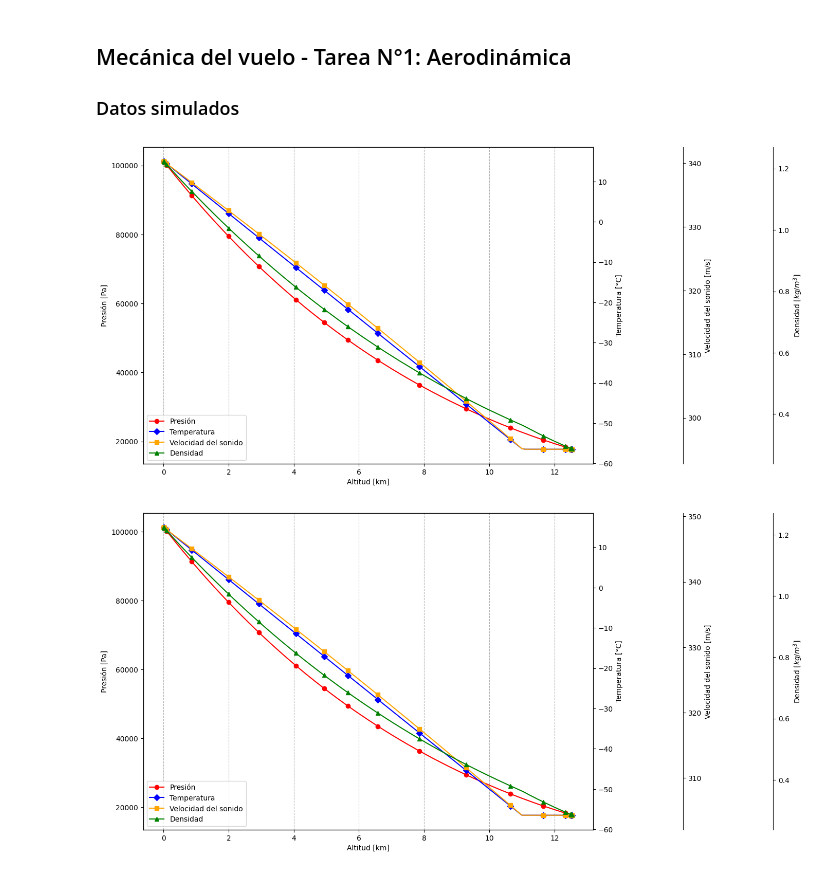
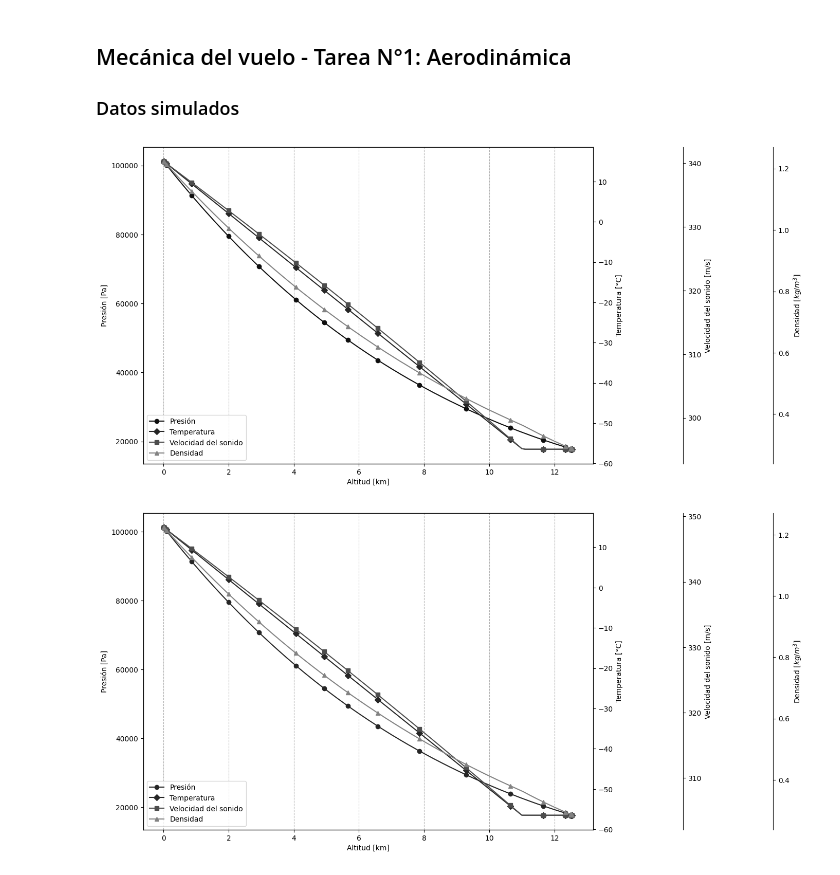
Before and after one commit to otarola-joaquin/Trabajos-varios-8vo-semestre, a Jupyter notebook: Mecánica del Vuelo/Tarea_1/lab1_gráfico.ipynb, the cells around one changed output. Drawn from its saved outputs; the diff is of its cells as text; code cells hidden in the pictures.

```diff
--- a/Mecánica del Vuelo/Tarea_1/lab1_gráfico.ipynb
+++ b/Mecánica del Vuelo/Tarea_1/lab1_gráfico.ipynb
@@ -33,38 +33,38 @@ plt.rcParams['figure.figsize'] = (14,8)
 
 ax2 = ax1.twinx()
 
 ax3 = ax1.twinx()
 ax3.spines.right.set_position(("axes", 1.20))
 
 ax4 = ax1.twinx()
 ax4.spines.right.set_position(("axes", 1.40))
 
-p1, = ax1.plot(altitude, pressure, color='red', label="Presión", marker ="o", markevery=115)
-p2, = ax2.plot(altitude, temperature, color='blue', label="Temperatura", marker ="D", markevery=115)
-p3, = ax3.plot(altitude, lightspeed, color='orange', label="Velocidad del sonido", marker ="s", markevery=115)
-p4, = ax4.plot(altitude, rho, color='green', label = 'Densidad', marker ="^", markevery=115)
+p1, = ax1.plot(altitude, pressure, color='#0F0F0F', label="Presión", marker ="o", markevery=115)
+p2, = ax2.plot(altitude, temperature, color='#262626', label="Temperatura", marker ="D", markevery=115)
+p3, = ax3.plot(altitude, lightspeed, color='#4D4D4D', label="Velocidad del sonido", marker ="s", markevery=115)
+p4, = ax4.plot(altitude, rho, color='#838383', label = 'Densidad', marker ="^", markevery=115)
 
 ax1.set_xlabel("Altitud [km]")
 ax1.set_ylabel("Presión [Pa]")
 ax1.tick_params(axis='y')
 
 ax2.set_ylabel("Temperatura [°C]")
 ax2.tick_params(axis='y')
 
 ax3.set_ylabel("Velocidad del sonido [m/s]")
 ax3.tick_params(axis='y')
 
 ax4.set_ylabel("Densidad $[kg/m^3]$")
 ax4.tick_params(axis='y')
 
 lines = [p1, p2, p3, p4]
 ax1.legend(lines, [l.get_label() for l in lines], loc="lower left")
 
 
 ax1.grid(linestyle='--', axis='x')
 plt.show()
 # %% [output]
-[figure, old version]
+[figure, new version]
 # %%
 def T(Z):
     if Z<=11: return 15 - 6.5 * Z
@@ -92,10 +92,10 @@ ax3.spines.right.set_position(("axes", 1.20))
 ax4 = ax1.twinx()
 ax4.spines.right.set_position(("axes", 1.40))
 
-p1, = ax1.plot(altitude, [P(z) for z in altitude], color='red', label="Presión", marker='o', markevery=115)
-p2, = ax2.plot(altitude, [T(z) for z in altitude], color='blue', label="Temperatura", marker='D', markevery=115)
-p3, = ax3.plot(altitude, [a(z) for z in altitude], color='orange', label="Velocidad del sonido", marker='s', markevery=115)
-p4, = ax4.plot(altitude, [rho_air(z) for z in altitude], color='green', label = 'Densidad', marker='^', markevery=115)
+p1, = ax1.plot(altitude, [P(z) for z in altitude], color="#0F0F0F", label="Presión", marker='o', markevery=115)
+p2, = ax2.plot(altitude, [T(z) for z in altitude], color='#262626', label="Temperatura", marker='D', markevery=115)
+p3, = ax3.plot(altitude, [a(z) for z in altitude], color="#4D4D4D", label="Velocidad del sonido", marker='s', markevery=115)
+p4, = ax4.plot(altitude, [rho_air(z) for z in altitude], color="#838383", label = 'Densidad', marker='^', markevery=115)
 
 ax1.set_xlabel("Altitud [km]")
 ax1.set_ylabel("Presión [Pa]")
@@ -117,4 +117,4 @@ ax1.legend(lines, [l.get_label() for l in lines], loc="lower left")
 ax1.grid(linestyle='--', axis='x')
 plt.show()
 # %% [output]
-[figure, old version]
+[figure, new version]
```
Also changed, not shown: 2 other files.
